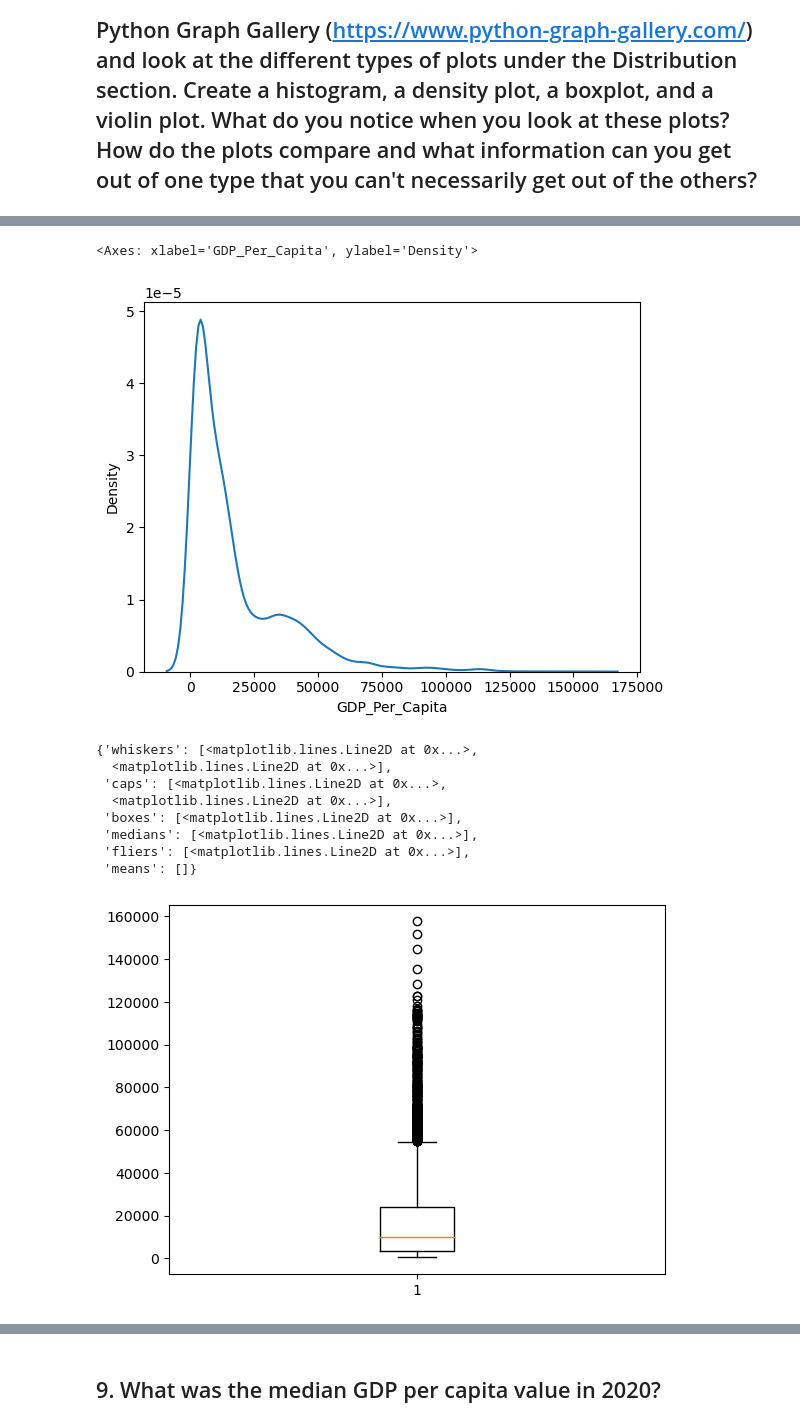
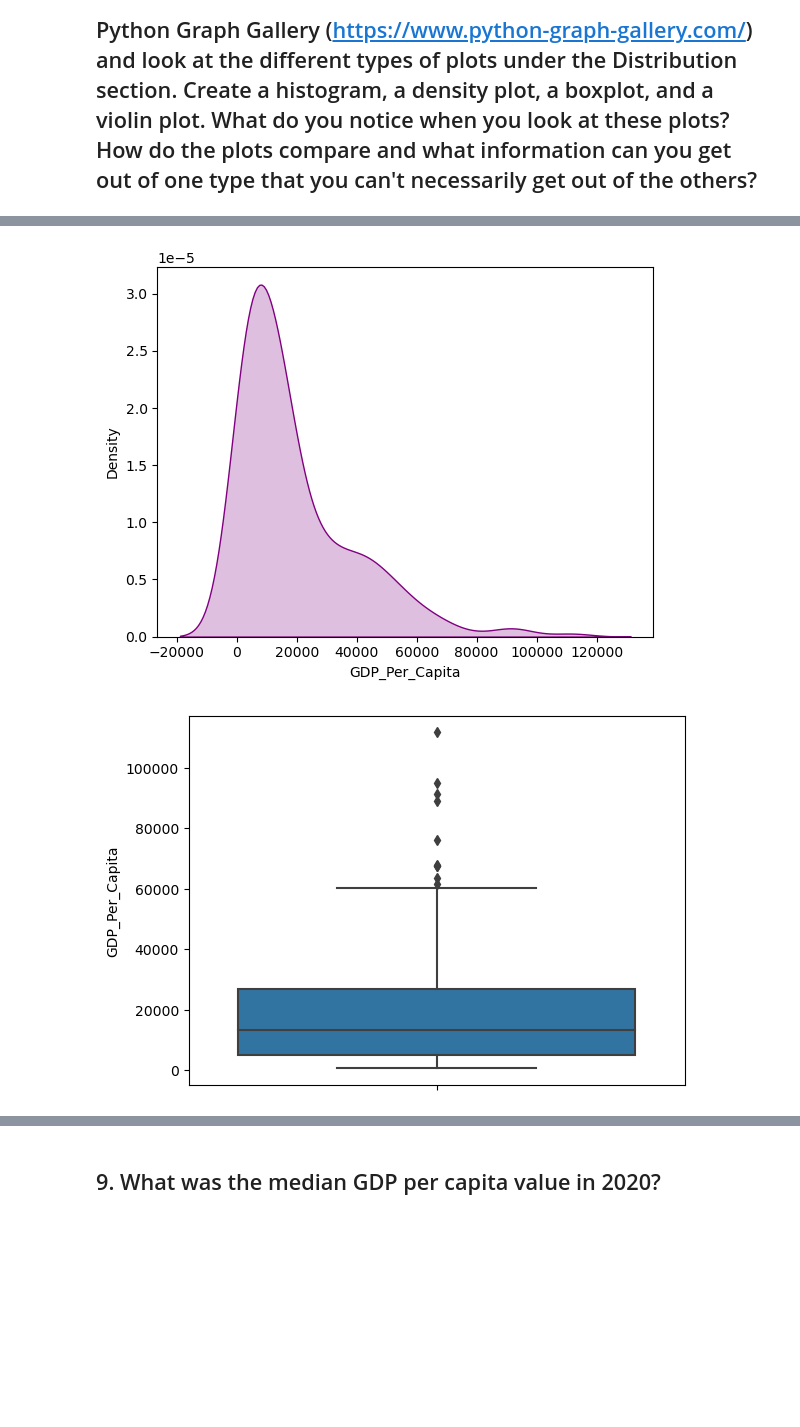
Before and after one commit to NSS-Data-Analytics-Cohort-12/un-python-John-ODell, a Jupyter notebook: notebooks/UN_JohnO.ipynb, the cells around one changed output, grey strips where cells are left out. Drawn from its saved outputs; the diff is of its cells as text; code cells hidden in the pictures; blank space fills up the shorter version.

```diff
--- a/notebooks/UN_JohnO.ipynb
+++ b/notebooks/UN_JohnO.ipynb
@@ -105,2 +141,4 @@ gdp_df_7_less_countries.head()
 # %% [markdown]
 ## 8. In this question, you're going to create some plots to show the distribution of GDP per capita for the year 2020. Go to the Python Graph Gallery (https://www.python-graph-gallery.com/) and look at the different types of plots under the Distribution section. Create a histogram, a density plot, a boxplot, and a violin plot. What do you notice when you look at these plots? How do the plots compare and what information can you get out of one type that you can't necessarily get out of the others?
+# %%
+gdp_df_2020 = gdp_df[gdp_df['Year']==2020]
@@ -117,18 +167,11 @@ plt.hist(gdp_df.GDP_Per_Capita)
 # %%
-sns.kdeplot(gdp_df.GDP_Per_Capita)
+sns.kdeplot(gdp_df_2020['GDP_Per_Capita'], fill = True, color = 'purple')
+plt.show()
 # %% [output]
-<Axes: xlabel='GDP_Per_Capita', ylabel='Density'>
-[figure, old version]
+[figure, new version]
 # %%
-plt.boxplot(gdp_df.GDP_Per_Capita)
+sns.boxplot(y=gdp_df_2020['GDP_Per_Capita'])
+plt.show()
 # %% [output]
-{'whiskers': [<matplotlib.lines.Line2D at 0x...>,
-  <matplotlib.lines.Line2D at 0x...>],
- 'caps': [<matplotlib.lines.Line2D at 0x...>,
-  <matplotlib.lines.Line2D at 0x...>],
- 'boxes': [<matplotlib.lines.Line2D at 0x...>],
- 'medians': [<matplotlib.lines.Line2D at 0x...>],
- 'fliers': [<matplotlib.lines.Line2D at 0x...>],
- 'means': []}
-[figure, old version]
+[figure, new version]
 # %%
```
Also changed, not shown: parts of 113 cells of this notebook.
